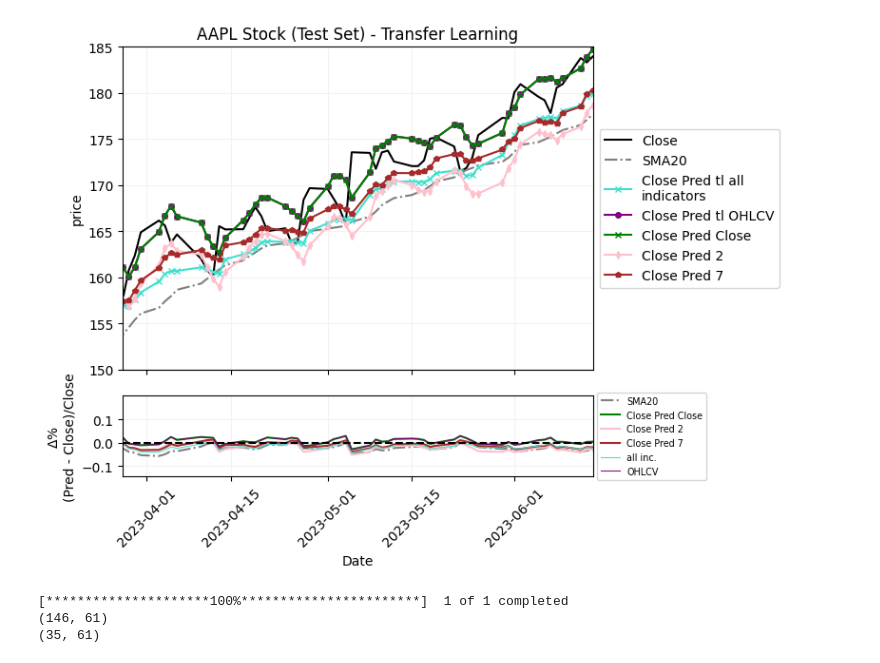
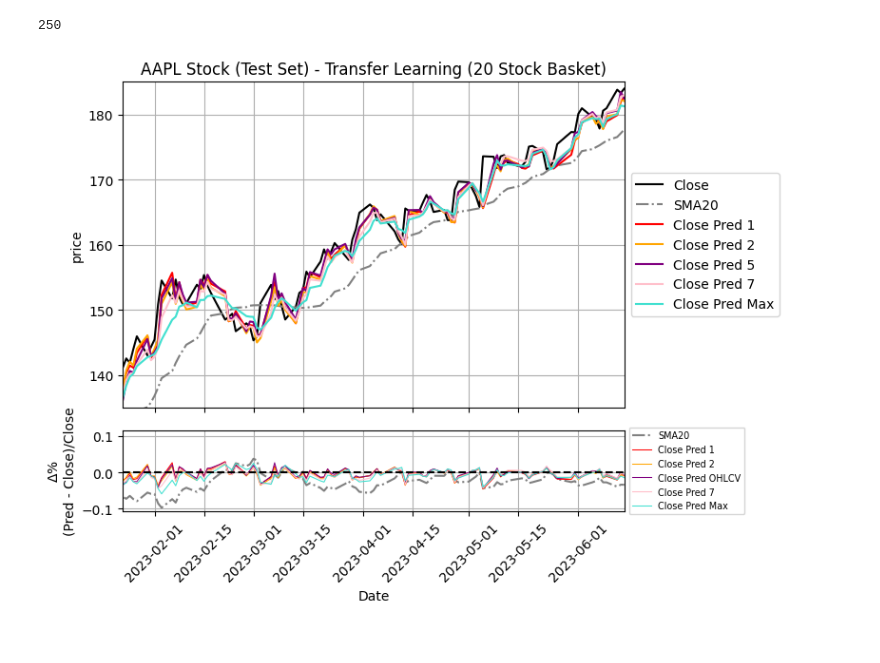
Before and after one commit to SMARTHEP/Secondment-Lightbox, a Jupyter notebook: notebooks/transfer-learn-lstm.ipynb, the cells around one changed output. Drawn from its saved outputs; the diff is of its cells as text; code cells hidden in the pictures.

```diff
--- a/notebooks/transfer-learn-lstm.ipynb
+++ b/notebooks/transfer-learn-lstm.ipynb
@@ -269 +427,11 @@ history_2 = deep_model_2.fit(big_train_X_2, big_train_Y_2, epochs=15, batch_size
+# %%
+#20 stock basket
+#use OHLCV columns
+model_5 = build_lstm_model(input_shape=(n_past, len(columns_to_use_5)))
+model_5.compile(optimizer=tf.keras.optimizers.legacy.Adam(), loss='mse')
+big_train_X_5 = np.concatenate((trainX1_5,trainX2_5,trainX3_5,trainX4_5,trainX5_5,trainX6_5,trainX7_5,trainX8_5,trainX9_5,trainX10_5,trainX11_5,
+                                trainX12_5,trainX13_5,trainX14_5,trainX15_5,trainX16_5,trainX17_5,trainX18_5,trainX19_5,trainX20_5,trainX21_5),axis=0)
+big_train_Y_5 = np.concatenate((trainY1_5,trainY2_5,trainY3_5,trainY4_5,trainY5_5,trainY6_5,trainY7_5,trainY8_5,trainY9_5,trainY10_5,trainY11_5,
+                                trainY12_5,trainY13_5,trainY14_5,trainY15_5,trainY16_5,trainY17_5,trainY18_5,trainY19_5,trainY20_5,trainY21_5),axis=0)
+history_5 = model_5.fit(big_train_X_5, big_train_Y_5, epochs=15, batch_size=16, validation_split=0.3, verbose=0)
 # %%
@@ -275,2 +447,12 @@ history_7 = deep_model_7.fit(big_train_X_7, big_train_Y_7, epochs=15, batch_size
+# %%
+#20 stock basket
+#use OHLCV column
+model_max = build_lstm_model(input_shape=(n_past, len(columns_to_use_max)))
+model_max.compile(optimizer=tf.keras.optimizers.legacy.Adam(), loss='mse')
+big_train_X_max = np.concatenate((trainX1_max,trainX2_max,trainX3_max,trainX4_max,trainX5_max,trainX6_max,trainX7_max,trainX8_max,trainX9_max,trainX10_max,trainX11_max,
+                                trainX12_max,trainX13_max,trainX14_max,trainX15_max,trainX16_max,trainX17_max,trainX18_max,trainX19_max,trainX20_max,trainX21_max),axis=0)
+big_train_Y_max = np.concatenate((trainY1_max,trainY2_max,trainY3_max,trainY4_max,trainY5_max,trainY6_max,trainY7_max,trainY8_max,trainY9_max,trainY10_max,trainY11_max,
+                                trainY12_max,trainY13_max,trainY14_max,trainY15_max,trainY16_max,trainY17_max,trainY18_max,trainY19_max,trainY20_max,trainY21_max),axis=0)
+history_max = model_max.fit(big_train_X_max, big_train_Y_max, epochs=15, batch_size=16, validation_split=0.3, verbose=0)
 # %%
 plt.figure(figsize=(4,3))
@@ -411,41 +581,34 @@ plt.show()
 # %%
+print(len(prediction_df))
 fig, ax = plt.subplots(2, 1, figsize=(8, 6), sharex=True, gridspec_kw={'height_ratios': [4, 1]})
-
 ax[0].plot(prediction_df.Date,prediction_df.Close,label='Close',color='black')
 ax[0].plot(prediction_df.Date,prediction_df.SMA20,ls='-.',label='SMA20',color='grey')
-ax[0].plot(prediction_df.Date,prediction_df.Close_pred,label=f'Close Pred tl all\nindicators',color='turquoise',marker='x',ms=4)
-ax[0].plot(prediction_df.Date,prediction_df.Close_pred_min,label=f'Close Pred tl OHLCV',color='purple',marker='o',ms=4)
-ax[0].plot(prediction_df.Date,prediction_df.Close_pred_min_min,label=f'Close Pred Close',color='green',marker='x',ms=4)
-ax[0].plot(prediction_df.Date,prediction_df.Close_pred_2,label=f'Close Pred 2',color='pink',marker='d',ms=4)
-ax[0].plot(prediction_df.Date,prediction_df.Close_pred_7,label=f'Close Pred 7',color='brown',marker='p',ms=4)
+ax[0].plot(prediction_df.Date,prediction_df.Close_pred_1,label=f'Close Pred 1',color='red')
+ax[0].plot(prediction_df.Date,prediction_df.Close_pred_2,label=f'Close Pred 2',color='orange')
+ax[0].plot(prediction_df.Date,prediction_df.Close_pred_5,label=f'Close Pred 5',color='purple')
+ax[0].plot(prediction_df.Date,prediction_df.Close_pred_7,label=f'Close Pred 7',color='pink')
+ax[0].plot(prediction_df.Date,prediction_df.Close_pred_max,label=f'Close Pred Max',color='turquoise')
 ax[0].legend(loc='center left', bbox_to_anchor=(1, 0.5))
 ax[0].set_ylabel('price')
-ax[0].set_title(name +' Stock (Test Set) - Transfer Learning')
-ax[0].grid(color="0.95")
+ax[0].set_title(name +' Stock (Test Set) - Transfer Learning (20 Stock Basket)')
+ax[0].grid()
 
 ax[1].plot(prediction_df.Date, (prediction_df.SMA20 - prediction_df.Close)/prediction_df.Close, color='grey',label='SMA20',ls='-.')
-ax[1].plot(prediction_df.Date, (prediction_df.Close_pred_min_min- prediction_df.Close)/prediction_df.Close,label=f'Close Pred Close',color='green')
-ax[1].plot(prediction_df.Date, (prediction_df.Close_pred_2- prediction_df.Close)/prediction_df.Close,label=f'Close Pred 2',color='pink')
-ax[1].plot(prediction_df.Date, (prediction_df.Close_pred_7- prediction_df.Close)/prediction_df.Close,label=f'Close Pred 7',color='brown')
-ax[1].plot(prediction_df.Date, (prediction_df.Close_pred - prediction_df.Close)/prediction_df.Close, color='turquoise',label='all inc.',lw=0.75)
-ax[1].plot(prediction_df.Date, (prediction_df.Close_pred_min - prediction_df.Close)/prediction_df.Close, color='purple',label='OHLCV',lw=0.75)
+ax[1].plot(prediction_df.Date, (prediction_df.Close_pred_1- prediction_df.Close)/prediction_df.Close,label=f'Close Pred 1',lw=0.75,color='red')
+ax[1].plot(prediction_df.Date, (prediction_df.Close_pred_2- prediction_df.Close)/prediction_df.Close,label=f'Close Pred 2',lw=0.75,color='orange')
+ax[1].plot(prediction_df.Date, (prediction_df.Close_pred_5- prediction_df.Close)/prediction_df.Close,label=f'Close Pred OHLCV',lw=0.75,color='purple')
+ax[1].plot(prediction_df.Date, (prediction_df.Close_pred_7 - prediction_df.Close)/prediction_df.Close,label='Close Pred 7',lw=0.75,color='pink')
+ax[1].plot(prediction_df.Date, (prediction_df.Close_pred_max - prediction_df.Close)/prediction_df.Close,label='Close Pred Max',lw=0.75,color='turquoise')
 ax[1].axhline(0,ls='--',color='black')
 ax[1].set_ylabel('$\Delta$%\n(Pred - Close)/Close')
 ax[1].set_xlabel('Date')
 ax[1].tick_params(axis='x', labelrotation=45)
-ax[1].grid(color="0.95")
+ax[1].grid()
 ax[1].legend(loc='center left', bbox_to_anchor=(1, 0.5),fontsize='x-small')
-ax[1].set_xlim(prediction_df.Date.iloc[700],prediction_df.Date.iloc[-1])
-ax[0].set_ylim(150,185)
+ax[1].set_xlim(prediction_df.Date.iloc[150],prediction_df.Date.iloc[-1])
+ax[0].set_ylim(135,185)
 plt.tight_layout()
 plt.show()
 # %% [output]
+250
-[figure, old version]
+[figure, new version]
-# %%
-forecast_df2 = yf.download(name, start='2022-11-30', end='2023-07-01')
-forecast_df2 = forecast_df2.reset_index().rename(columns={'index': 'Date'})
-forecast_df2 = get_all_indicators(forecast_df2)
-# %% [output]
-[*********************100%***********************]  1 of 1 completed
-(146, 61)
-(35, 61)
```
Also changed, not shown: parts of 33 cells of this notebook, 3 other files.
